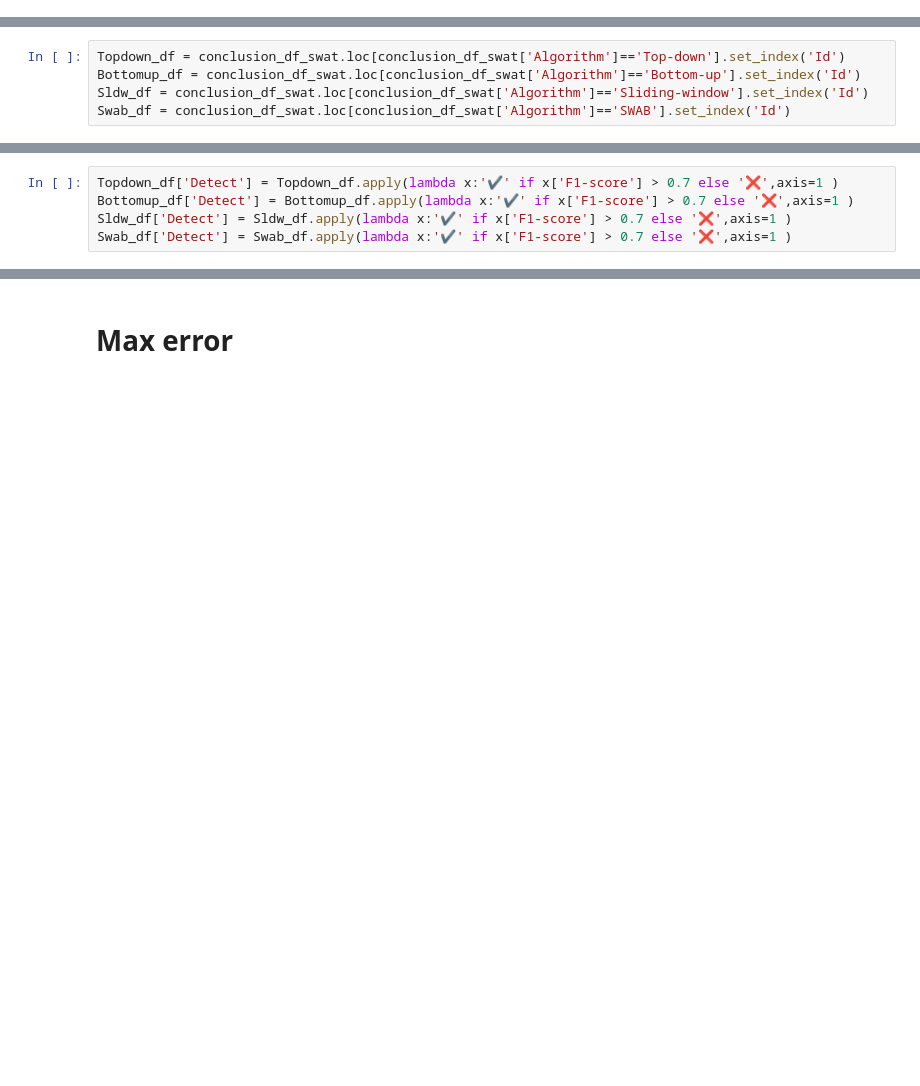
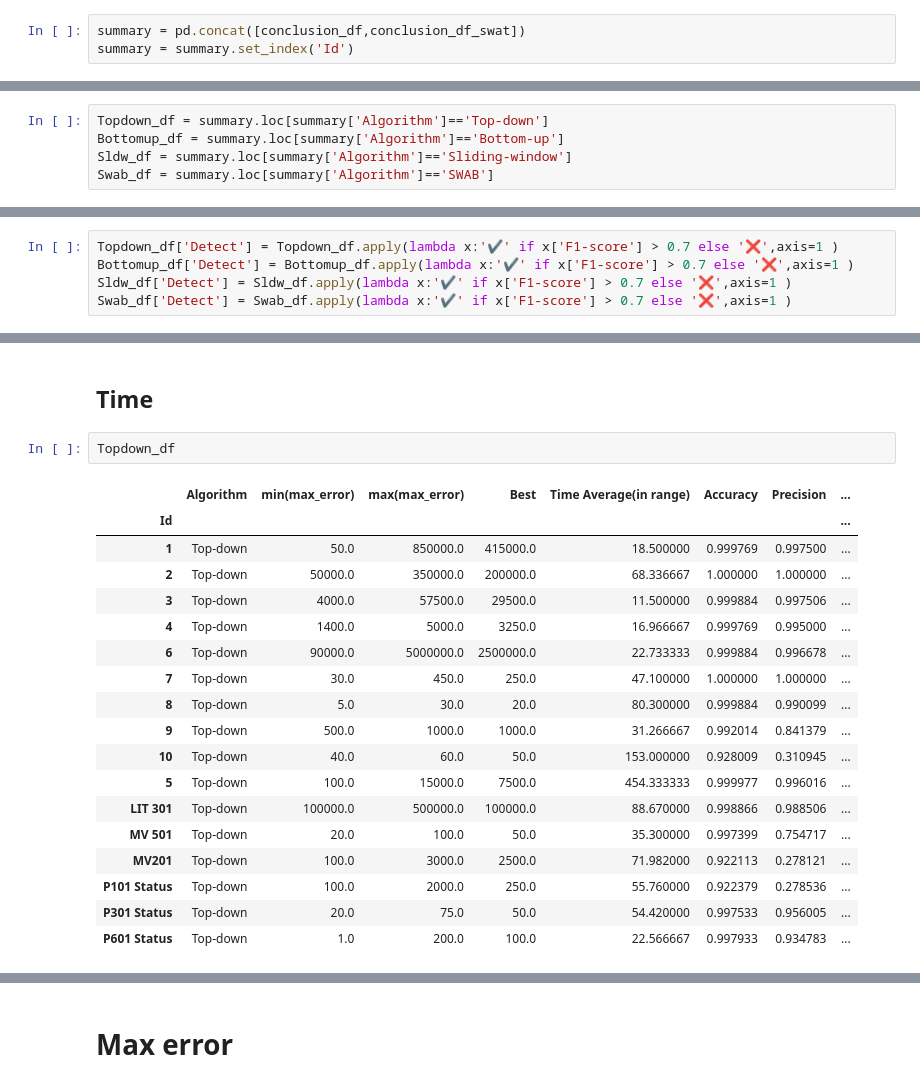
Before and after one commit to ritvien/A-Survey-Segmental-Algorithms, a Jupyter notebook: Conclusion.ipynb, the cells around one changed output, grey strips where cells are left out. Cells and saved outputs as stored; diff of their text form; blank space fills up the shorter version.

```diff
--- a/Conclusion.ipynb
+++ b/Conclusion.ipynb
@@ -38,0 +37,3 @@ cyclic_df = pd.DataFrame({'Id': range(1,11), 'cyclic': cyclic}).set_index('Id')
+# %%
+summary = pd.concat([conclusion_df,conclusion_df_swat])
+summary = summary.set_index('Id')
@@ -39,5 +42,5 @@ cyclic_df = pd.DataFrame({'Id': range(1,11), 'cyclic': cyclic}).set_index('Id')
 # %%
-Topdown_df = conclusion_df_swat.loc[conclusion_df_swat['Algorithm']=='Top-down'].set_index('Id')
-Bottomup_df = conclusion_df_swat.loc[conclusion_df_swat['Algorithm']=='Bottom-up'].set_index('Id')
-Sldw_df = conclusion_df_swat.loc[conclusion_df_swat['Algorithm']=='Sliding-window'].set_index('Id')
-Swab_df = conclusion_df_swat.loc[conclusion_df_swat['Algorithm']=='SWAB'].set_index('Id')
+Topdown_df = summary.loc[summary['Algorithm']=='Top-down']
+Bottomup_df = summary.loc[summary['Algorithm']=='Bottom-up']
+Sldw_df = summary.loc[summary['Algorithm']=='Sliding-window']
+Swab_df = summary.loc[summary['Algorithm']=='SWAB']
@@ -78,0 +157,23 @@ detect_df
+# %% [markdown]
+ ## Time
+# %%
+Topdown_df
+# %% [output]
+|  | Algorithm | min(max_error) | max(max_error) | Best | Time Average(in range) | Accuracy | Precision | ... |
+| Id |  |  |  |  |  |  |  | ... |
+| 1 | Top-down | 50.0 | 850000.0 | 415000.0 | 18.500000 | 0.999769 | 0.997500 | ... |
+| 2 | Top-down | 50000.0 | 350000.0 | 200000.0 | 68.336667 | 1.000000 | 1.000000 | ... |
+| 3 | Top-down | 4000.0 | 57500.0 | 29500.0 | 11.500000 | 0.999884 | 0.997506 | ... |
+| 4 | Top-down | 1400.0 | 5000.0 | 3250.0 | 16.966667 | 0.999769 | 0.995000 | ... |
+| 6 | Top-down | 90000.0 | 5000000.0 | 2500000.0 | 22.733333 | 0.999884 | 0.996678 | ... |
+| 7 | Top-down | 30.0 | 450.0 | 250.0 | 47.100000 | 1.000000 | 1.000000 | ... |
+| 8 | Top-down | 5.0 | 30.0 | 20.0 | 80.300000 | 0.999884 | 0.990099 | ... |
+| 9 | Top-down | 500.0 | 1000.0 | 1000.0 | 31.266667 | 0.992014 | 0.841379 | ... |
+| 10 | Top-down | 40.0 | 60.0 | 50.0 | 153.000000 | 0.928009 | 0.310945 | ... |
+| 5 | Top-down | 100.0 | 15000.0 | 7500.0 | 454.333333 | 0.999977 | 0.996016 | ... |
+| LIT 301 | Top-down | 100000.0 | 500000.0 | 100000.0 | 88.670000 | 0.998866 | 0.988506 | ... |
+| MV 501 | Top-down | 20.0 | 100.0 | 50.0 | 35.300000 | 0.997399 | 0.754717 | ... |
+| MV201 | Top-down | 100.0 | 3000.0 | 2500.0 | 71.982000 | 0.922113 | 0.278121 | ... |
+| P101 Status | Top-down | 100.0 | 2000.0 | 250.0 | 55.760000 | 0.922379 | 0.278536 | ... |
+| P301 Status | Top-down | 20.0 | 75.0 | 50.0 | 54.420000 | 0.997533 | 0.956005 | ... |
+| P601 Status | Top-down | 1.0 | 200.0 | 100.0 | 22.566667 | 0.997933 | 0.934783 | ... |
```
Also changed, not shown: parts of 32 cells of this notebook.
